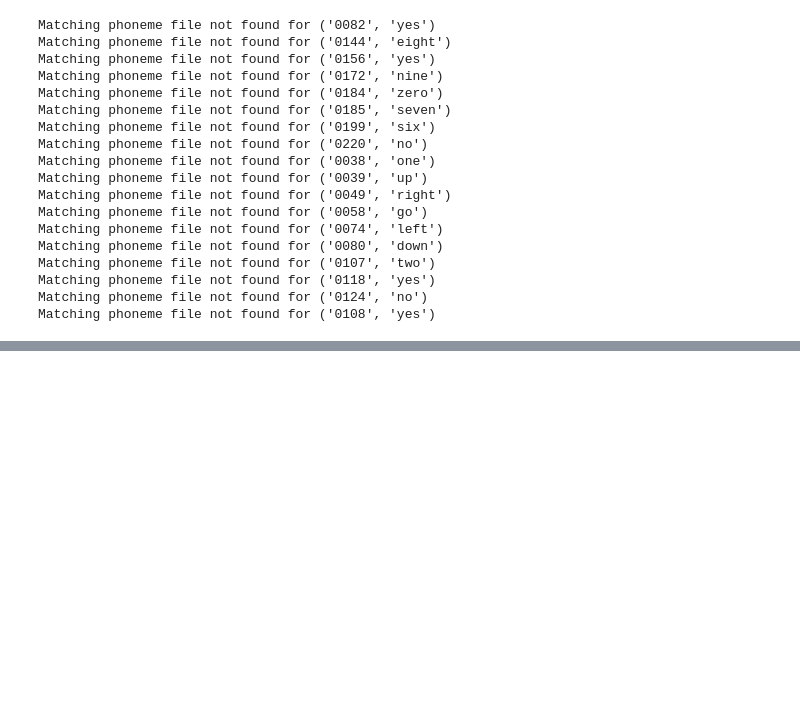
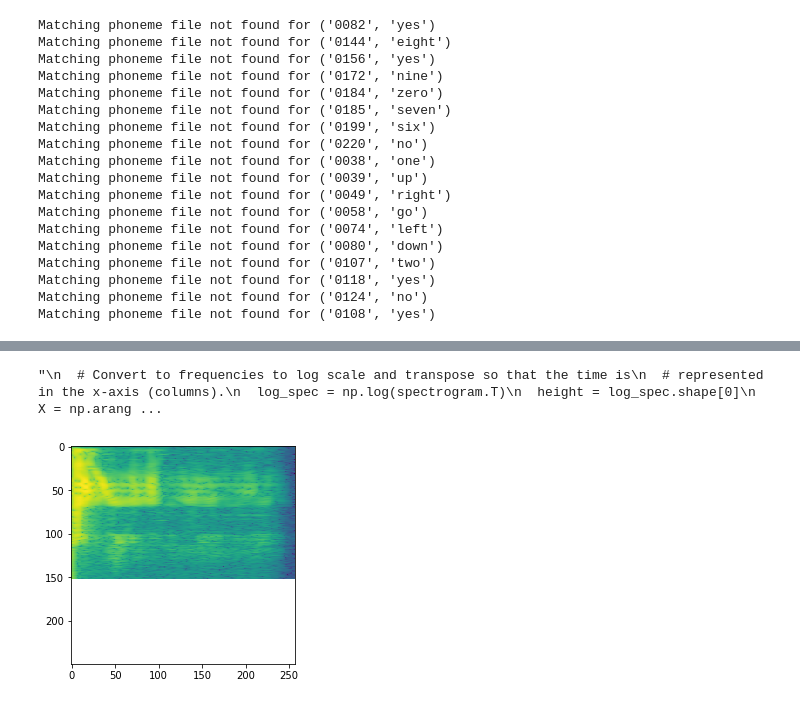
Before and after one commit to iiixyn/Atypical-Speech-Recognition, a Jupyter notebook: preprocessing.ipynb, the cells around one changed output, grey strips where cells are left out. Saved outputs shown, nothing was run; the diff lists cells and outputs as text; code cells hidden in the pictures; blank space fills up the shorter version.

```diff
--- a/preprocessing.ipynb
+++ b/preprocessing.ipynb
@@ -129,0 +153,20 @@ plt.show()
+# %%
+def get_spectrogram(waveform):
+    # Padding
+    waveform = tf.squeeze(waveform)
+    if tf.shape(waveform)[0] < 32000:
+        zero_padding = tf.zeros([32000] - tf.shape(waveform), dtype=tf.float32)
+
+        # Concat audio w/ padding to the same length
+        waveform = tf.cast(waveform, tf.float32)
+        equal_length = tf.concat([waveform, zero_padding], 0)
+
+    else:
+        waveform = tf.cast(waveform, tf.float32)
+        equal_length = waveform[0:32000]
+    #spectrogram = tf.signal.stft(equal_length, frame_length = 255, frame_step=256)
+    spectrogram = tfio.experimental.audio.spectrogram(equal_length, nfft=512, window=128, stride=128)
+
+    #spectrogram = tf.abs(spectrogram)
+
+    return spectrogram
@@ -129,0 +187,9 @@ plt.show()
+# %%
+def plot_spectrogram(spectrogram, ax):
+    ax.imshow(tf.math.log(spectrogram).numpy())
+
+fig, ax = plt.subplots()
+plot_spectrogram(spectrogram, ax)
+# %% [output]
+"\n  # Convert to frequencies to log scale and transpose so that the time is\n  # represented in the x-axis (columns).\n  log_spec = np.log(spectrogram.T)\n  height = log_spec.shape[0]\n  X = np.arang ...
+[figure, added]
```
Also changed, not shown: parts of 11 cells of this notebook.
